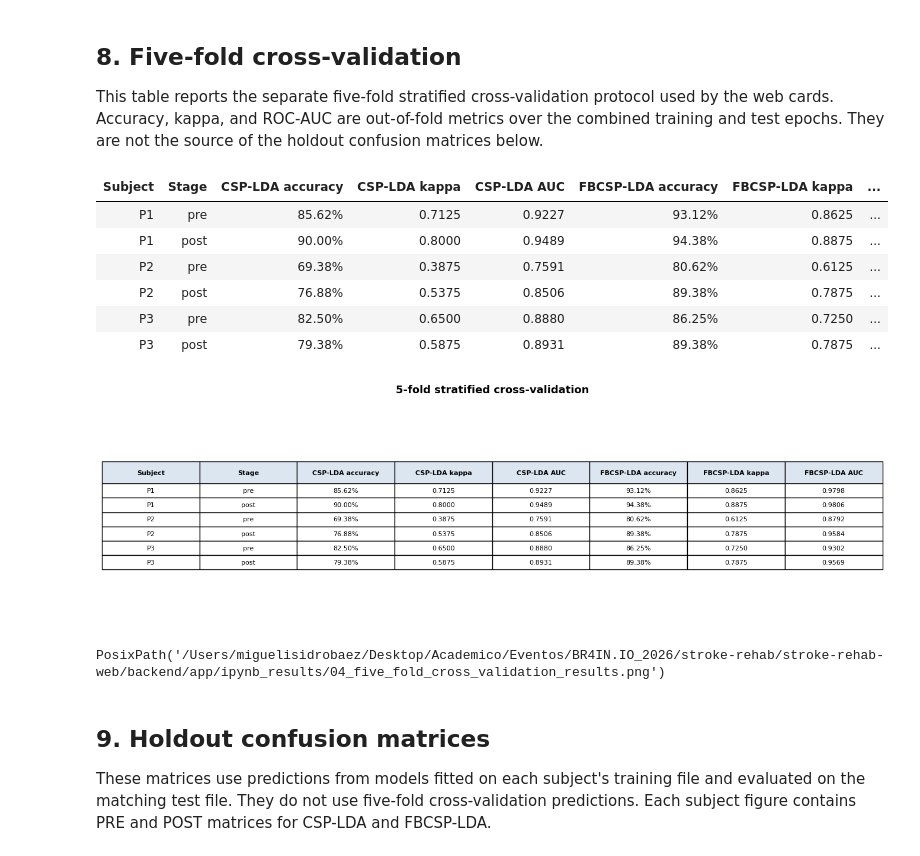
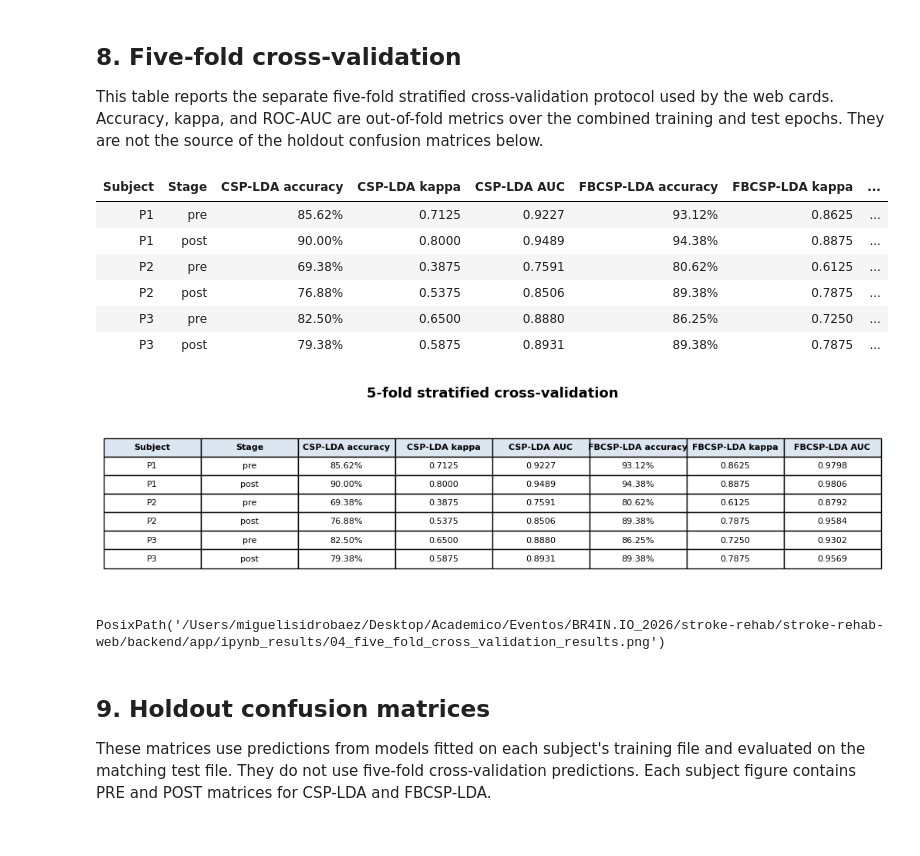
Before and after one commit to miguel-isidro05/stroke-rehab-eeg-platform, a Jupyter notebook: backend/app/eeg_analysis_pipeline.ipynb, the cells around one changed output. Saved outputs shown, nothing was run; the diff lists cells and outputs as text; code cells hidden in the pictures.

Commit message:
Update EEG analysis notebook results

```diff
--- a/backend/app/eeg_analysis_pipeline.ipynb
+++ b/backend/app/eeg_analysis_pipeline.ipynb
@@ -698,32 +711,32 @@ This table reports the separate five-fold stratified cross-validation protocol u
 # %%
 cv_headers = ("Subject", "Stage", "CSP-LDA accuracy", "CSP-LDA kappa", "CSP-LDA AUC", "FBCSP-LDA accuracy", "FBCSP-LDA kappa", "FBCSP-LDA AUC")
 cv_figure_rows = []
 cv_html_rows = []
 for row in comparison_rows:
     values = [
         row["subject"],
         row["stage"],
         format_percent(row["csp_cv_accuracy"]),
         format_kappa(row["csp_cv_kappa"]),
         f"{row['csp_cv_auc']:.4f}",
         format_percent(row["fbcsp_cv_accuracy"]),
         format_kappa(row["fbcsp_cv_kappa"]),
         f"{row['fbcsp_cv_auc']:.4f}",
     ]
     cv_figure_rows.append(values)
     cv_html_rows.append("<tr>" + "".join(f"<td>{escape(value)}</td>" for value in values) + "</tr>")
 
 display(HTML("<div style='overflow-x:auto'><table><thead><tr>" + "".join(f"<th>{escape(header)}</th>" for header in cv_headers) + "</tr></thead><tbody>" + "".join(cv_html_rows) + "</tbody></table></div>"))
-save_table_figure(cv_headers, cv_figure_rows, "04_five_fold_cross_validation_results.png", f"{CV_FOLDS}-fold stratified cross-validation", (17, 4.8))
+save_table_figure(cv_headers, cv_figure_rows, "04_five_fold_cross_validation_results.png", f"{CV_FOLDS}-fold stratified cross-validation", (13, 3))
 # %% [output]
 | Subject | Stage | CSP-LDA accuracy | CSP-LDA kappa | CSP-LDA AUC | FBCSP-LDA accuracy | FBCSP-LDA kappa | ... |
 | P1 | pre | 85.62% | 0.7125 | 0.9227 | 93.12% | 0.8625 | ... |
 | P1 | post | 90.00% | 0.8000 | 0.9489 | 94.38% | 0.8875 | ... |
 | P2 | pre | 69.38% | 0.3875 | 0.7591 | 80.62% | 0.6125 | ... |
 | P2 | post | 76.88% | 0.5375 | 0.8506 | 89.38% | 0.7875 | ... |
 | P3 | pre | 82.50% | 0.6500 | 0.8880 | 86.25% | 0.7250 | ... |
 | P3 | post | 79.38% | 0.5875 | 0.8931 | 89.38% | 0.7875 | ... |
-[figure, old version]
+[figure, new version]
 PosixPath('/Users/miguelisidrobaez/Desktop/Academico/Eventos/BR4IN.IO_2026/stroke-rehab/stroke-rehab-web/backend/app/ipynb_results/04_five_fold_cross_validation_results.png')
 # %% [markdown]
 ## 9. Holdout confusion matrices
```
Also changed, not shown: parts of 2 cells of this notebook.
